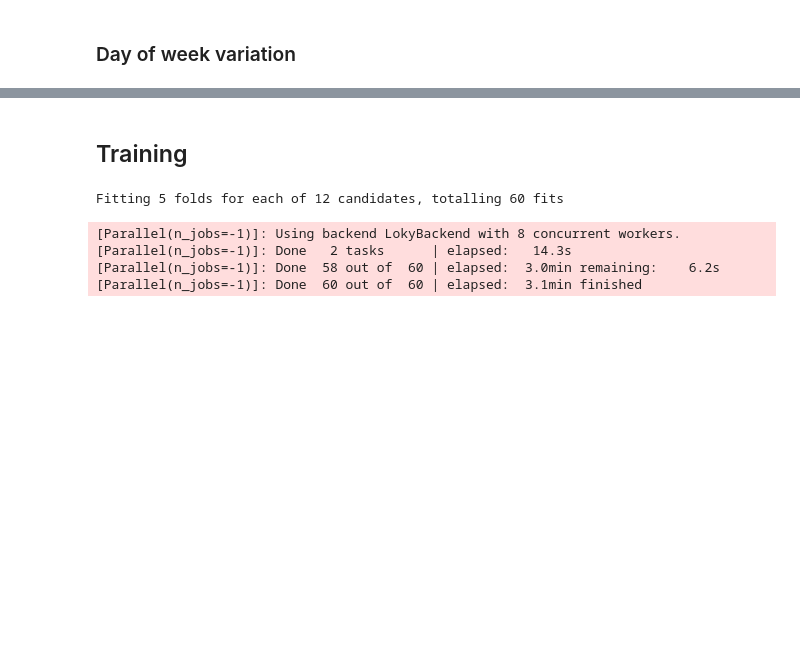
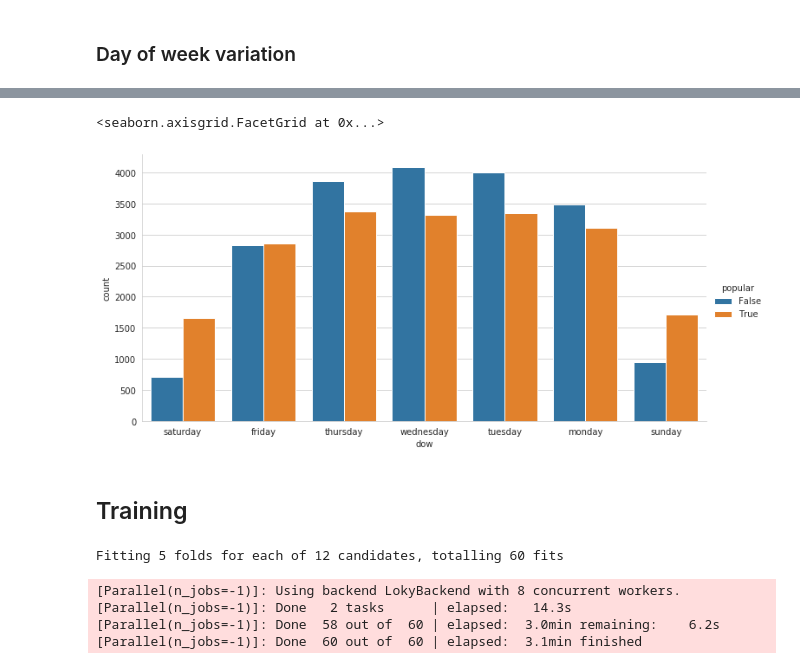
Before and after one commit to sanjyotUM/article_popularity_prediction, a Jupyter notebook: Notebooks/demo.ipynb, the cells around one changed output, grey strips where cells are left out. Saved outputs shown, nothing was run; the diff lists cells and outputs as text; code cells hidden in the pictures; blank space fills up the shorter version.

```diff
--- a/Notebooks/demo.ipynb
+++ b/Notebooks/demo.ipynb
@@ -205,3 +180,34 @@ dow.head()
+# %%
+dow_cols = ['weekday_is_sunday',
+            'weekday_is_monday',
+            'weekday_is_tuesday',
+            'weekday_is_wednesday',
+            'weekday_is_thursday',
+            'weekday_is_friday',
+            'weekday_is_saturday',]
+
+dow = (
+    df
+    [['title'] + dow_cols + ['shares']]
+    .assign(popular = lambda x: x['shares'] > 1400)
+    .drop(['shares'], axis=1)
+    .groupby(by=dow_cols + ['popular'])
+    .agg({'title': 'count'})
+    .reset_index()
+)
+
+def get_dow(row):
+    for col in dow_cols:
+        if row[col] == 1:
+            return col.split('_')[2]
+    return
+
+dow['dow'] = dow.apply(get_dow, axis=1)
+dow = dow[['dow', 'popular', 'title']].rename(columns={'title': 'count'})
+sns.catplot(x='dow', y='count', hue='popular', data=dow, kind='bar', aspect=2)
+# %% [output]
+<seaborn.axisgrid.FacetGrid at 0x...>
+[figure, added]
 # %% [markdown]
 ## Training
 # %%
```
Also changed, not shown: parts of 25 cells of this notebook, 3 other files.
